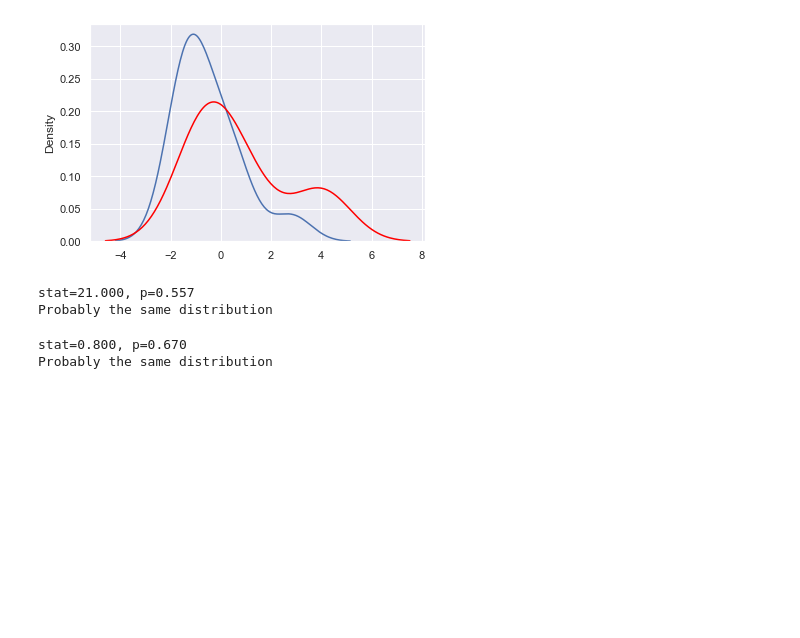
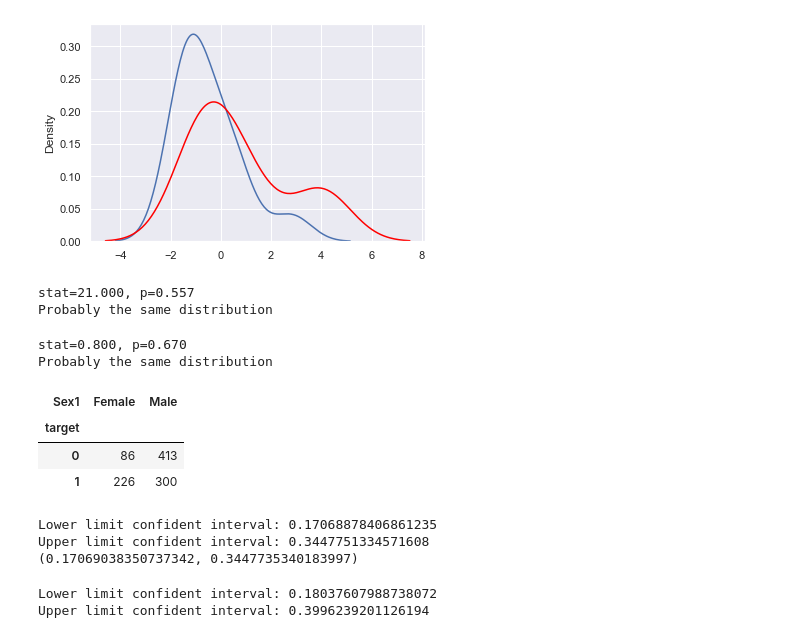
Before and after one commit to martinnss/Micro_Projects, a Jupyter notebook: apuntes/statistics_1.ipynb, the cells around one changed output. Saved outputs shown, nothing was run; the diff lists cells and outputs as text; code cells hidden in the pictures; blank space fills up the shorter version.

```diff
--- a/apuntes/statistics_1.ipynb
+++ b/apuntes/statistics_1.ipynb
@@ -456,3 +448,41 @@ else:
 # %% [output]
 stat=0.800, p=0.670
 Probably the same distribution
+# %%
+df = pd.read_csv('heart.csv')
+df['Sex1'] = df.sex.replace({1: "Male", 0: "Female"})
+dx = df[["target", "Sex1"]].dropna()
+pd.crosstab(dx.target, dx.Sex1)
+# %% [output]
+| Sex1 | Female | Male |
+| target |  |  |
+| 0 | 86 | 413 |
+| 1 | 226 | 300 |
+# %%
+p_fm = 25/(72+25)                     # female population proportion with heart disease.
+n = 72+25                             #size of the female populatiomn
+se_female = np.sqrt(p_fm * (1 - p_fm) / n)       #standard error
+z_score = 1.96                                   # z score for 95% confident interval
+lcb = p_fm - z_score* se_female       #lower limit of the CI
+ucb = p_fm + z_score* se_female       #upper limit of the CI
+print('Lower limit confident interval:',lcb)
+print('Upper limit confident interval:',ucb)
+import statsmodels.api as sm          #with stats model
+print(sm.stats.proportion_confint(n * p_fm, n))
+# %% [output]
+Lower limit confident interval: 0.17068878406861235
+Upper limit confident interval: 0.3447751334571608
+(0.17069038350737342, 0.3447735340183997)
+# %%
+se_male=0.034
+se_diff = np.sqrt(se_female**2 + se_male**2)
+
+d = 0.55 - 0.26  #The male population proportion with heart disease is 0.55 and female is 0.26
+z_score = 1.96
+lcb = d - z_score * se_diff  #lower limit of the CI
+ucb = d + z_score* se_diff  #upper limit of the CI
+print('Lower limit confident interval:',lcb)
+print('Upper limit confident interval:',ucb)
+# %% [output]
+Lower limit confident interval: 0.18037607988738072
+Upper limit confident interval: 0.3996239201126194
```
Also changed, not shown: parts of 2 cells of this notebook, 4 other files.
